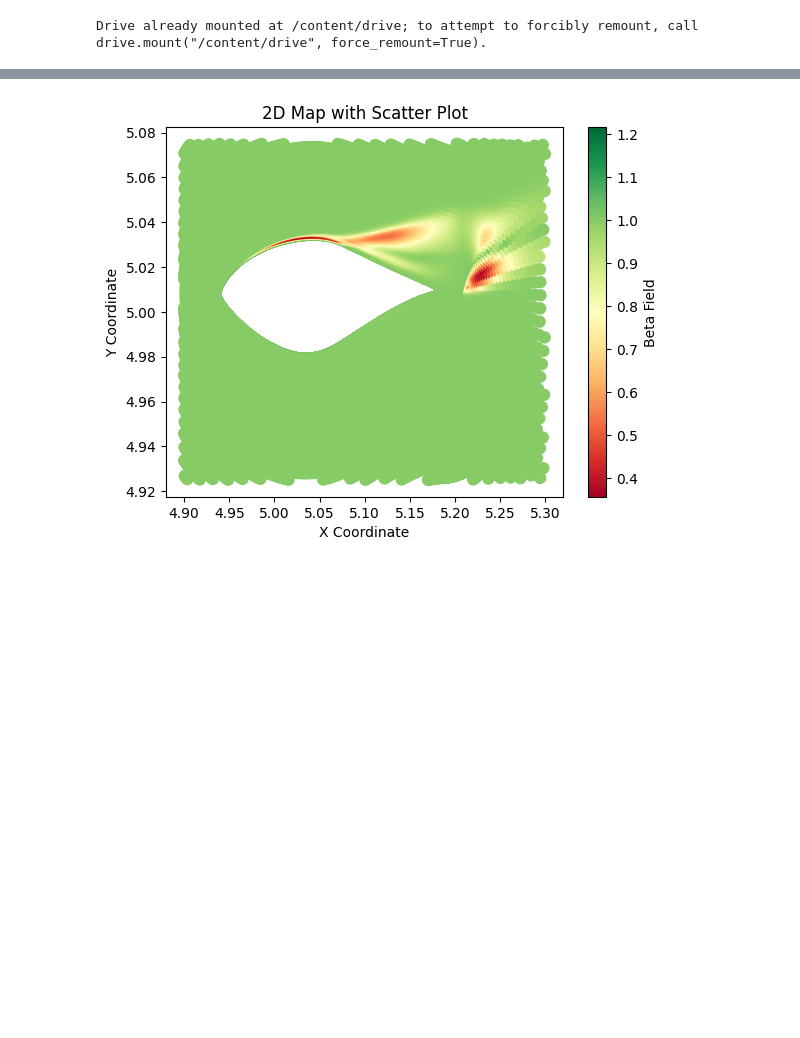
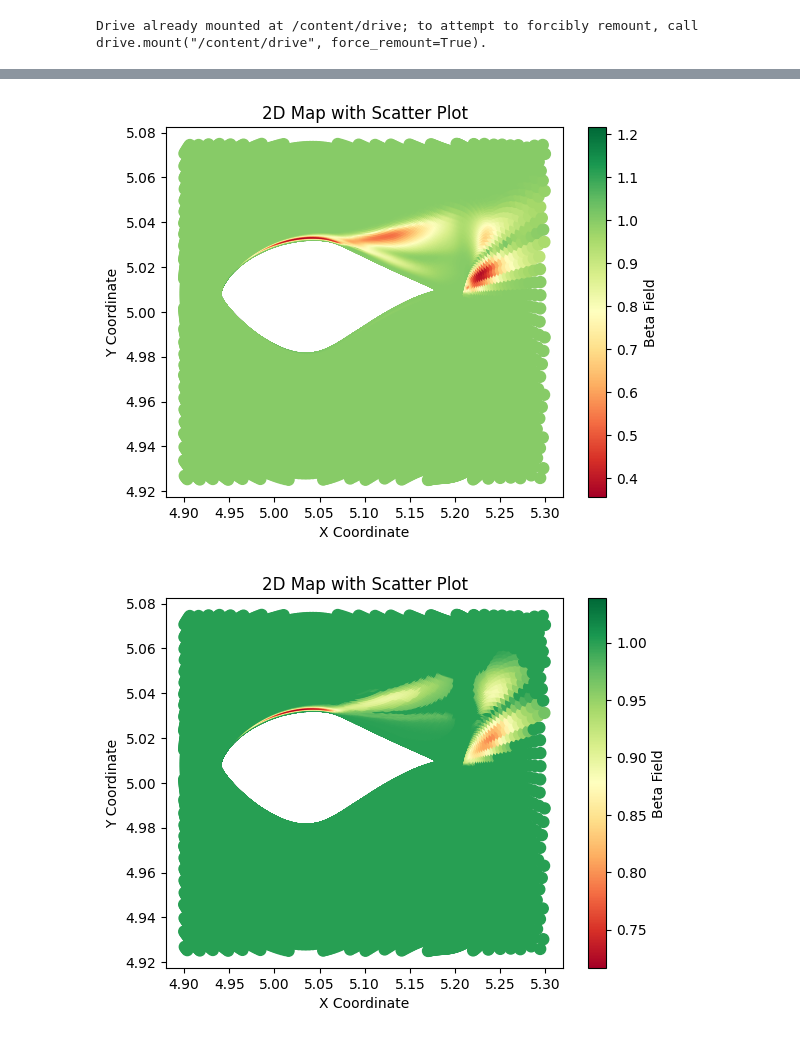
Before and after one commit to sudeepmenon17/PytorchforNN, a Jupyter notebook: AirfoilS809_SAmodel.ipynb, the cells around one changed output, grey strips where cells are left out. Drawn from its saved outputs; the diff is of its cells as text; code cells hidden in the pictures; blank space fills up the shorter version.

```diff
--- a/AirfoilS809_SAmodel.ipynb
+++ b/AirfoilS809_SAmodel.ipynb
@@ -57,6 +73,6 @@ df3 = pd.read_csv("/content/drive/MyDrive/ToSudeep3/ToSudeep3/data_set3.csv")
 # %%
 # Combine data
-frames = [df1, df2, df3]
+frames = [df1, df2, df3, df4]
 ff = []
 
 for item in frames:
@@ -91,8 +107,9 @@ for item in frames:
     'feature1': np.array(item['feature1']),
     'feature2': np.array(item['feature2']),
     'feature3': np.array(item['feature3']),
-    'feature4': np.array(item['feature4']),
-    'feature5': np.array(item['feature5'])
+    # 'feature4': np.array(item['feature4']),
+    'feature4': np.array(item['feature5']),
+    'feature5': np.array(item['feature6'])
   }
 
   item = pd.DataFrame(modified_data)
@@ -104,34 +121,36 @@ for item in frames:
   ################################
   nx = []
   ny = []
   nb = []
 
 
   # Filter data for the specified range of coordinates
   for i in range(len(xc)):
     if xc[i]>=4.9 and xc[i]<=5.3:
       if yc[i]>=4.925 and yc[i]<=5.075:
         nx.append(xc[i])
         ny.append(yc[i])
         nb.append(b[i])
 
   # Create a scatter plot
   plt.scatter(nx, ny, c=nb,  cmap= 'RdYlGn',alpha=1, marker='.',s=250)
   plt.colorbar(label='Beta Field')
   plt.xlabel('X Coordinate')
   plt.ylabel('Y Coordinate')
   plt.title('2D Map with Scatter Plot')
   plt.show()
 ###############################################################################
 
 df = pd.concat(ff)
 
+# df
 # Data for beta>1.02 or beta<0.98
-df_filtered = df[(df['beta'] > 1.005) | (df['beta'] < 0.995)]
+df_filtered = df[(df['beta'] > 1.01) | (df['beta'] < 0.99)]
 # %% [output]
 [figure]
 [figure]
 [figure]
+[figure, added]
 # %%
 from sklearn.preprocessing import StandardScaler
 
```
Also changed, not shown: parts of 7 cells of this notebook.
